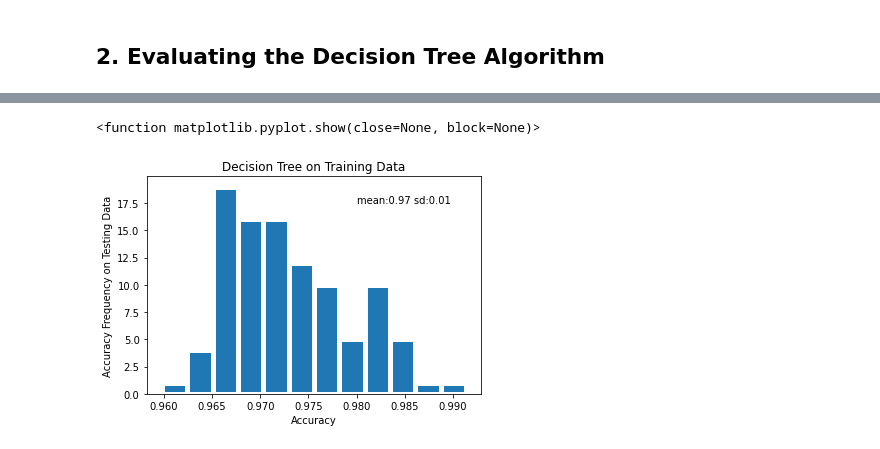
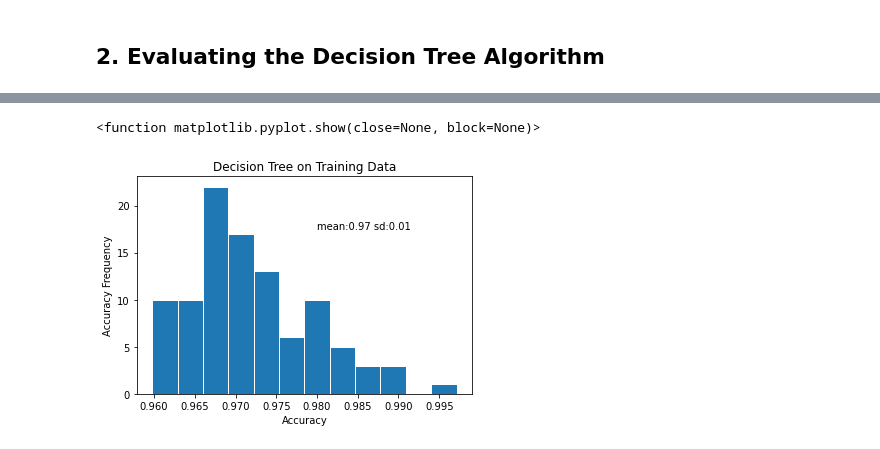
Before and after one commit to Andrei-Treil/CS589-HW1, a Jupyter notebook: hw1.ipynb, the cells around one changed output, grey strips where cells are left out. Saved outputs shown, nothing was run; the diff lists cells and outputs as text; code cells hidden in the pictures.

```diff
--- a/hw1.ipynb
+++ b/hw1.ipynb
@@ -253,17 +285,18 @@ def classify(instance):
     return guess
 
 #test accuracy on training data
-def test_decision():
-    predictions = voter_train.apply(lambda row: classify(row), axis=1)
+def test_decision(to_train):
+    predictions = to_train.apply(lambda row: classify(row), axis=1)
     actual_labels = voter_df.loc[predictions.index,['target']]
     return predictions.eq(actual_labels['target'].values).mean()
 
-cat = test_decision()
+accuracy_test = []
 accuracy_train = []
 
 for i in range (100):
     voter_train, voter_test = train_test_split(voter_df,test_size=0.2)
     attributes = list(voter_train.columns.values)
     attributes.remove('target')
-    decision_tree = learn_tree(voter_train,attributes)
-    accuracy_train.append(test_decision())
+    decision_tree = learn_tree(voter_train,attributes,True)
+    accuracy_train.append(test_decision(voter_train))
+    accuracy_test.append(test_decision(voter_test))
@@ -272,11 +312,11 @@ for i in range (100):
 # %%
 num_bins = len(set(accuracy_train))
-plt.hist(accuracy_train,bins=num_bins,edgecolor='white',linewidth=5)
-plt.ylabel("Accuracy Frequency on Testing Data")
+plt.hist(accuracy_train,bins=num_bins,edgecolor='white',linewidth=1)
+plt.ylabel("Accuracy Frequency")
 plt.xlabel("Accuracy")
 plt.title("Decision Tree on Training Data")
 plt.text(0.98,17.5,f'mean:{np.mean(accuracy_train):.2f} sd:{np.std(accuracy_train):.2f}')
 plt.show
 # %% [output]
 <function matplotlib.pyplot.show(close=None, block=None)>
-[figure, old version]
+[figure, new version]
```
Also changed, not shown: parts of 16 cells of this notebook, 2 other files.
